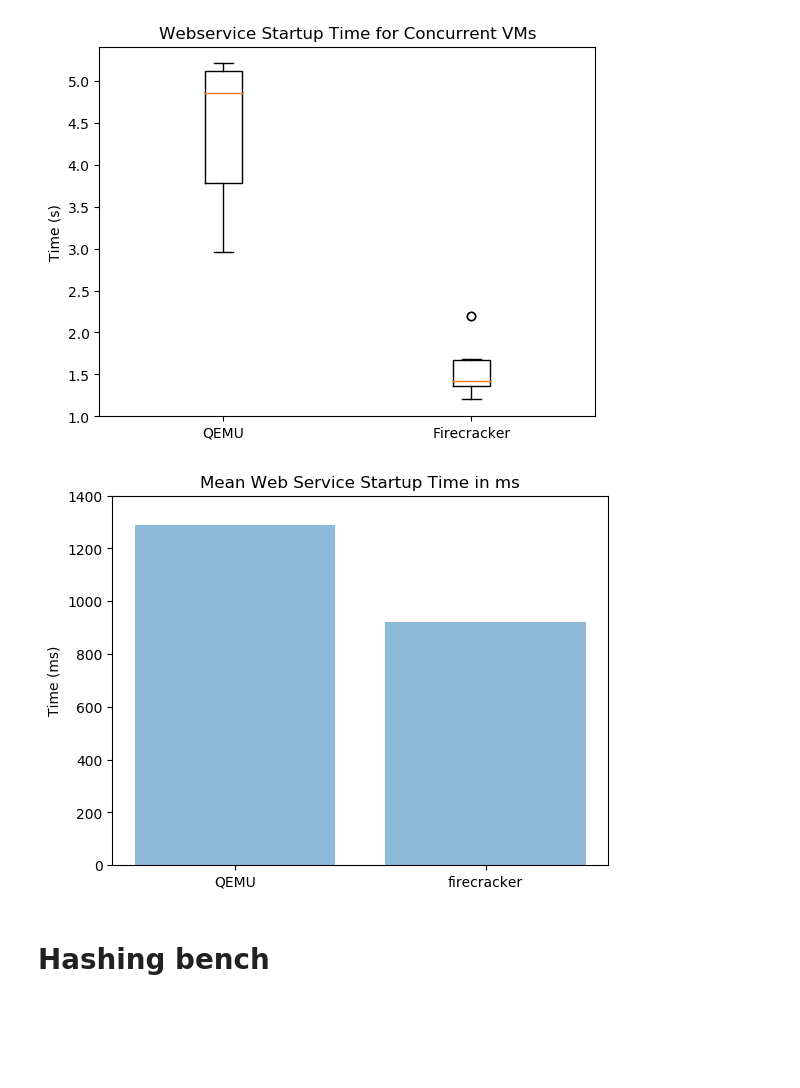
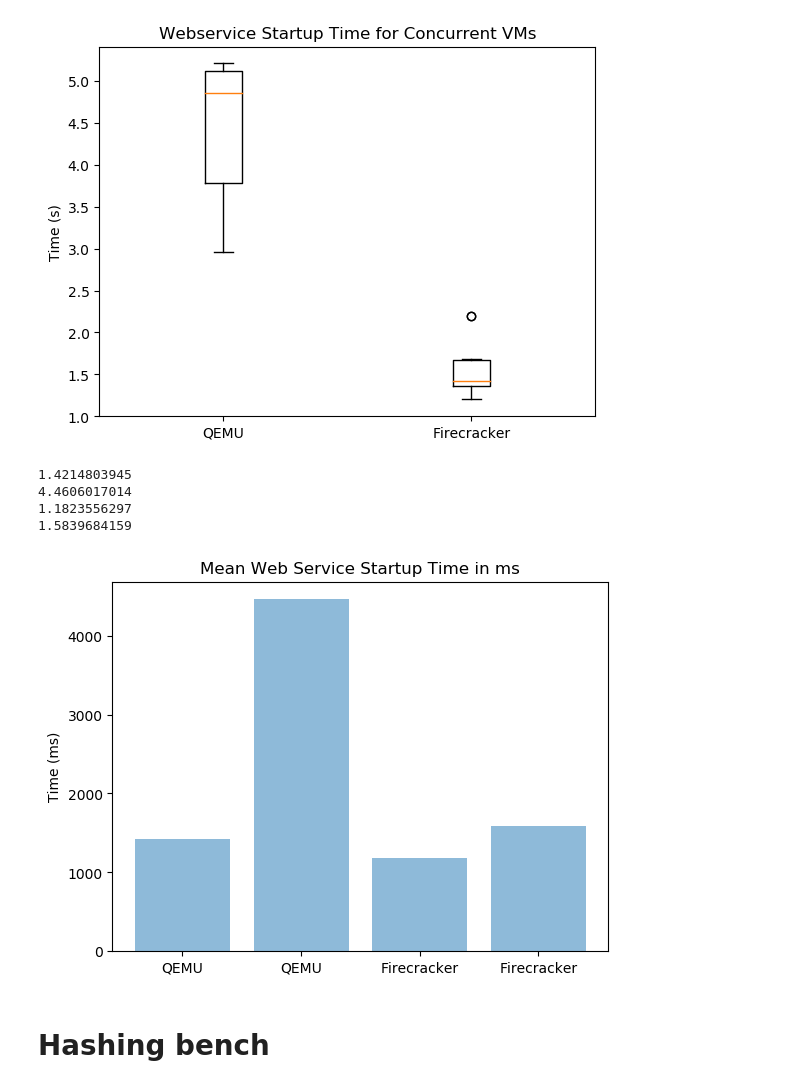
Before and after one commit to dreadl0ck/microbench, a Jupyter notebook: plots/plots.ipynb, the cells around one changed output. Drawn from its saved outputs; the diff is of its cells as text; code cells hidden in the pictures; blank space fills up the shorter version.

Commit message:
Add mean web service time

```diff
--- a/plots/plots.ipynb
+++ b/plots/plots.ipynb
@@ -285,24 +285,93 @@ ax.boxplot(data, labels=labels)
 plt.show()
 # %% [output]
 [figure]
+# %%
+import statistics as stats
+
+qemu = [
+    1.281092064,
+    1.341423664,
+    1.280881081,
+    1.953551642,
+    1.286038705,
+    1.262714728,
+    1.290315283,
+    1.96254746,
+    1.276196379,
+    1.280042939
+]
+
+fc = [
+    1.084001385,
+    2.101554736,
+    1.694362769,
+    0.987639045,
+    1.015466876,
+    1.007420647,
+    0.915511665,
+    0.910889423,
+    1.080202716,
+    1.026507035
+]
+
+qemu_multi = [
+    5.120323075,
+    5.115407977,
+    4.982269113,
+    5.143313201,
+    2.959914003,
+    3.574136237,
+    4.416902543,
+    3.369447103,
+    5.204562402,
+    4.71974136
+]
+
+fc_multi = [
+    1.411680485,
+    2.196393379,
+    1.202069334,
+    2.193712193,
+    1.679231412,
+    1.323504463,
+    1.343898985,
+    1.396193609,
+    1.440431529,
+    1.65256877
+]
+
+print(stats.mean(qemu))
+print(stats.mean(qemu_multi))
+print(stats.mean(fc))
+print(stats.mean(fc_multi))
+# %% [output]
+1.4214803945
+4.4606017014
+1.1823556297
+1.5839684159
 # %%
 import matplotlib.pyplot as plt; plt.rcdefaults()
 import numpy as np
 import matplotlib.pyplot as plt
 
-objects = ('QEMU', 'firecracker')
+objects = ('QEMU', 'QEMU', 'Firecracker', 'Firecracker')
 y_pos = np.arange(len(objects))
-performance = [1290,923]
+performance = [
+    1421.4803945,
+    4460.6017014,
+    1182.3556297,
+    1583.9684159
+]
 
 plt.bar(y_pos, performance, align='center', alpha=0.5)
 plt.xticks(y_pos, objects)
-plt.yticks(np.arange(0, 1500, 200))
+plt.yticks(np.arange(0, 5000, 1000))
 plt.ylabel('Time (ms)')
 plt.title('Mean Web Service Startup Time in ms')
 
 plt.show()
 # %% [output]
-[figure, old version]
+[figure, new version]
 # %% [markdown]
 # Hashing bench
 # %%
```
Also changed, not shown: parts of 1 cell of this notebook.
